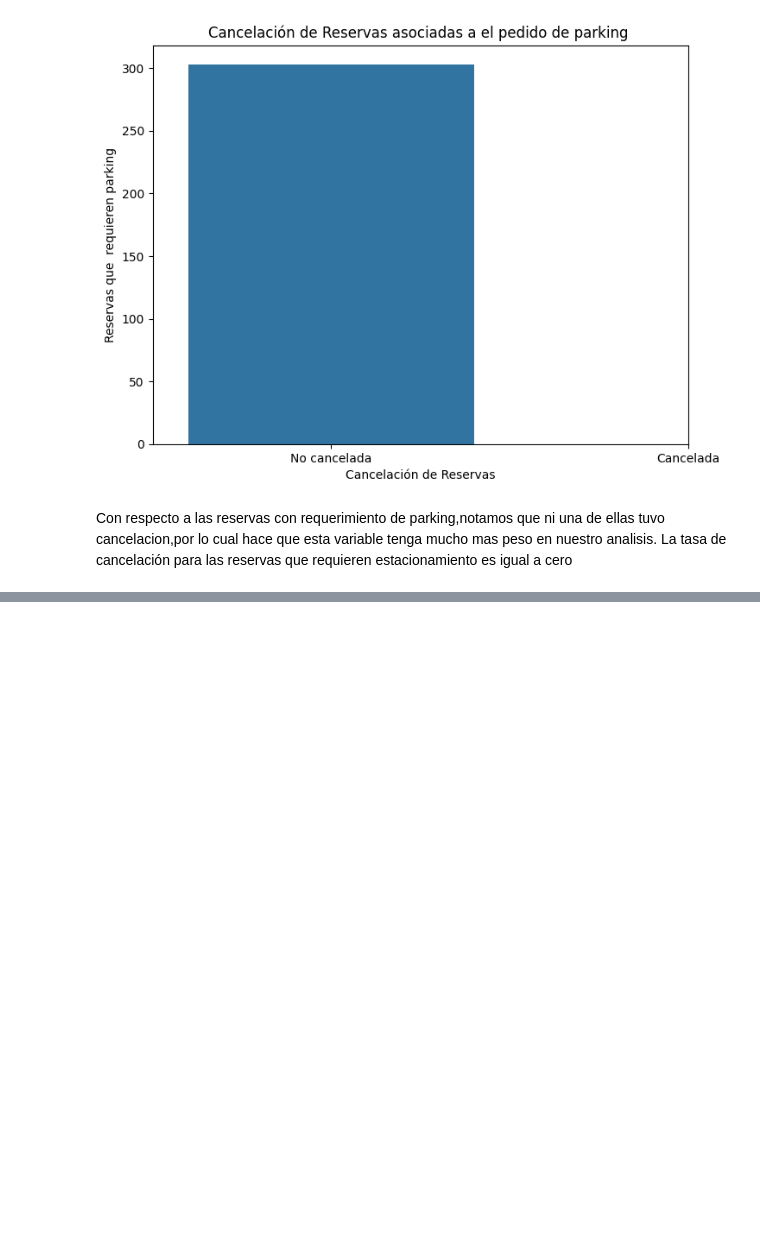
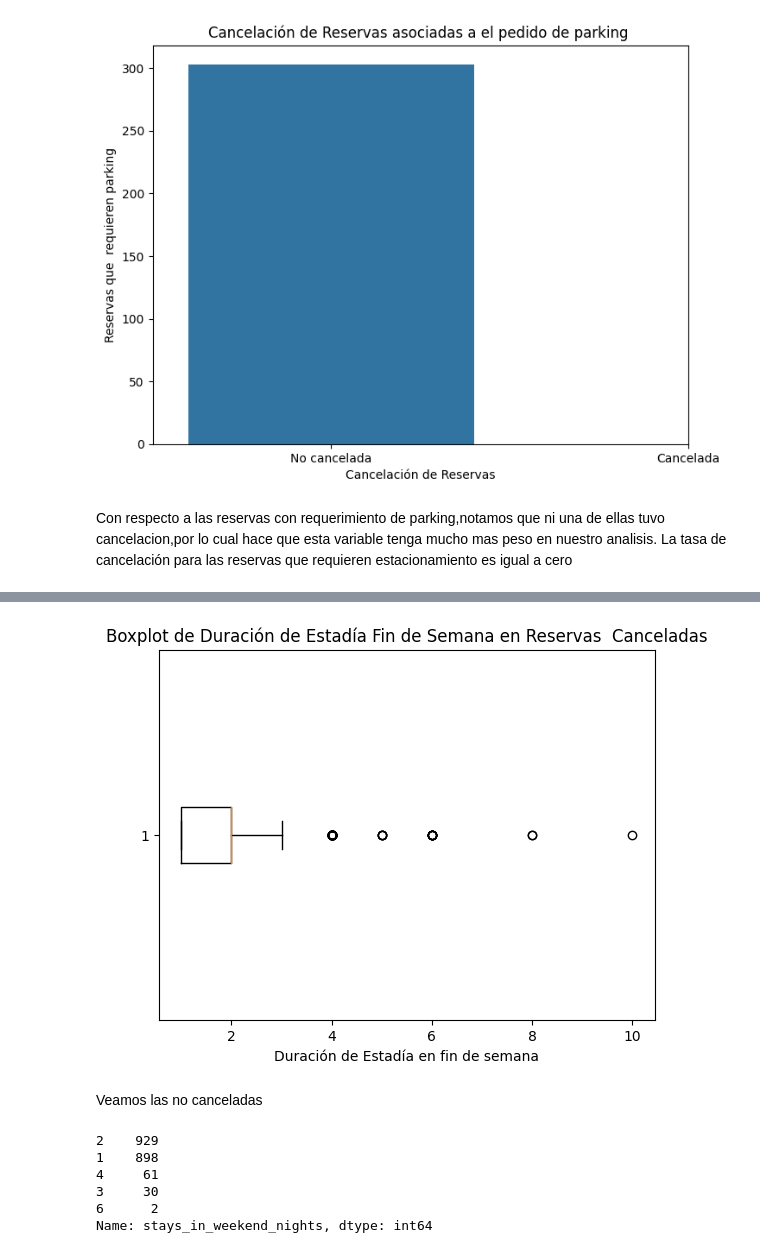
Before and after one commit to juanignaciogiacobbe/7506R-2C2023-GRUPO15, a Jupyter notebook: 7506R_TP1_GRUPO15_CHP1_ENTREGA.ipynb, the cells around one changed output, grey strips where cells are left out. Cells and saved outputs as stored; diff of their text form; code cells hidden in the pictures; blank space fills up the shorter version.

```diff
--- a/7506R_TP1_GRUPO15_CHP1_ENTREGA.ipynb
+++ b/7506R_TP1_GRUPO15_CHP1_ENTREGA.ipynb
@@ -1382,0 +1579,6 @@ La tasa de cancelación para las reservas que requieren estacionamiento es igual
+# %%
+columna_reservas_canceladas_noches_fin_de_semana = reservas_canceladas['stays_in_weekend_nights']
+
+columna_reservas_canceladas_noches_fin_de_semana = columna_reservas_canceladas_noches_fin_de_semana[columna_reservas_canceladas_noches_fin_de_semana != 0]
+
+columna_reservas_canceladas_noches_fin_de_semana.value_counts()
@@ -1382,0 +1615,23 @@ La tasa de cancelación para las reservas que requieren estacionamiento es igual
+# %%
+plt.boxplot(columna_reservas_canceladas_noches_fin_de_semana,vert= False)
+
+plt.xlabel('Duración de Estadía en fin de semana')
+plt.title('Boxplot de Duración de Estadía Fin de Semana en Reservas  Canceladas')
+
+plt.show()
+# %% [output]
+[figure, added]
+# %% [markdown]
+Veamos las no canceladas
+# %%
+columna_reservas_no_canceladas_noches_fin_de_semana = reservas_no_canceladas['stays_in_weekend_nights']
+columna_reservas_no_canceladas_noches_fin_de_semana = columna_reservas_no_canceladas_noches_fin_de_semana[columna_reservas_no_canceladas_noches_fin_de_semana != 0]
+
+columna_reservas_no_canceladas_noches_fin_de_semana.value_counts()
+# %% [output]
+2    929
+1    898
+4     61
+3     30
+6      2
+Name: stays_in_weekend_nights, dtype: int64
```
Also changed, not shown: parts of 45 cells of this notebook.
